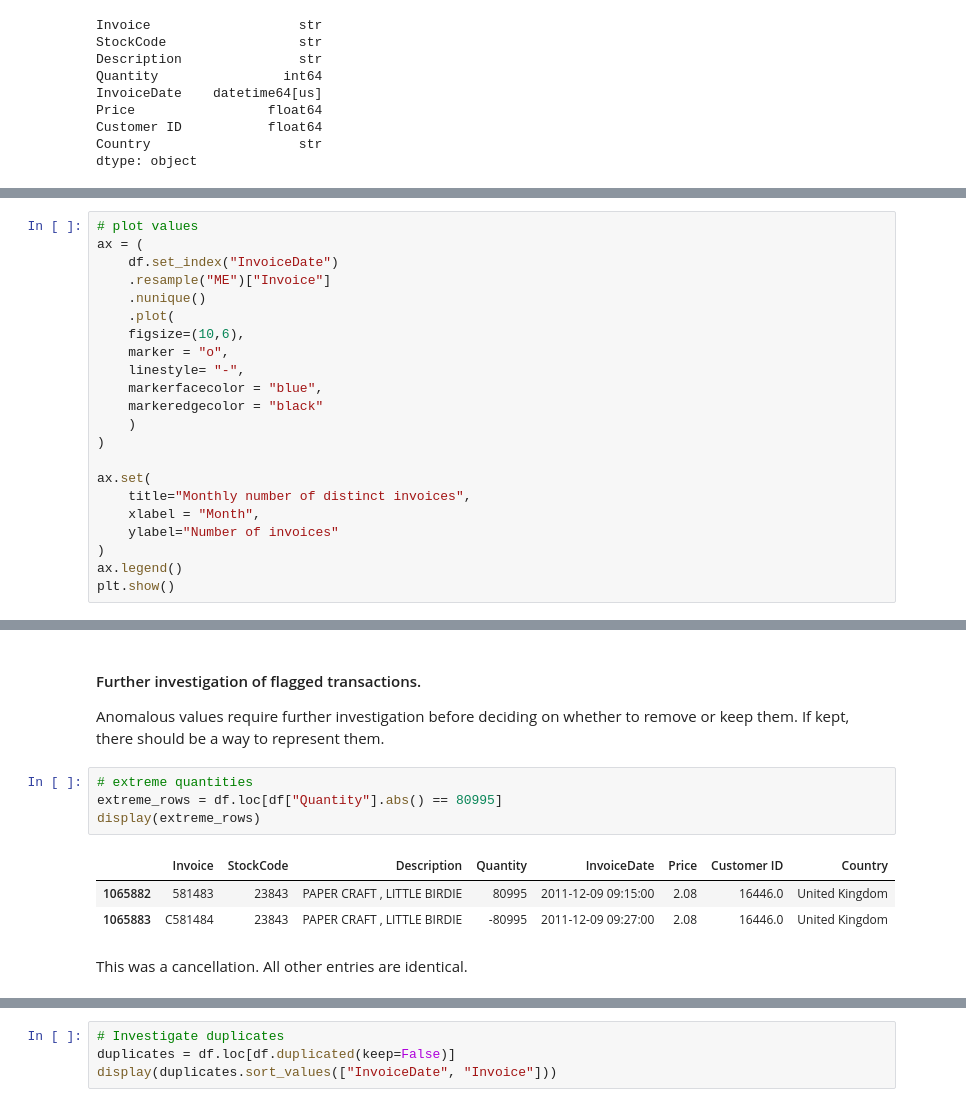
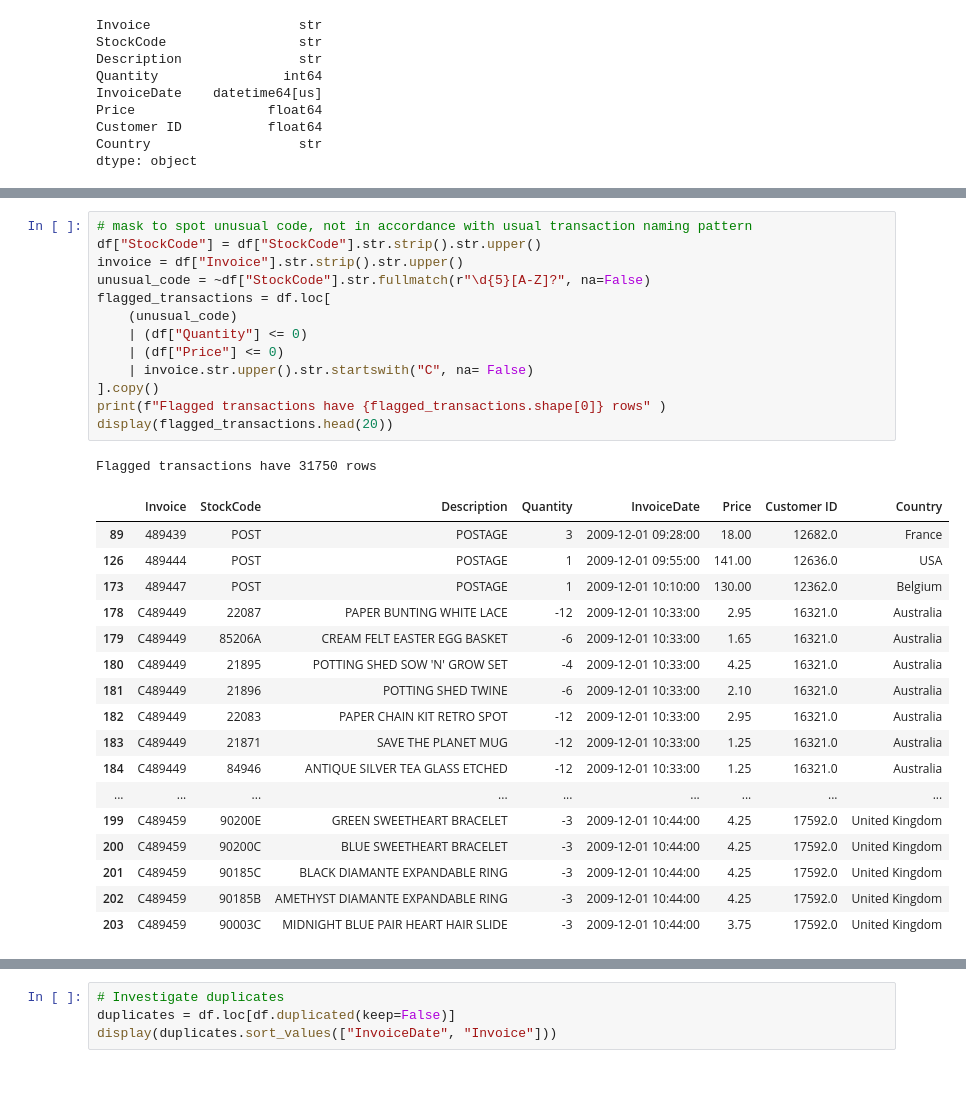
Before and after one commit to pboneza/smart-stock, a Jupyter notebook: notebooks/01_data_exploration.ipynb, the cells around one changed output, grey strips where cells are left out. Saved outputs shown, nothing was run; the diff lists cells and outputs as text; blank space fills up the shorter version.

```diff
--- a/notebooks/01_data_exploration.ipynb
+++ b/notebooks/01_data_exploration.ipynb
@@ -111,22 +110,0 @@ To support demand forecasting, this analysis examines trends, seasonality, possi
-# %%
-# plot values
-ax = (
-    df.set_index("InvoiceDate")
-    .resample("ME")["Invoice"]
-    .nunique()
-    .plot(
-    figsize=(10,6),
-    marker = "o",
-    linestyle= "-",
-    markerfacecolor = "blue",
-    markeredgecolor = "black"
-    )
-)
-
-ax.set(
-    title="Monthly number of distinct invoices",
-    xlabel = "Month",
-    ylabel="Number of invoices"
-)
-ax.legend()
-plt.show()
@@ -262,13 +114,32 @@ Bad-debt adjustments and Amazon fees will be excluded from the product-sales dat
-# %% [markdown]
-#### Further investigation of flagged transactions.
-Anomalous values require further investigation before deciding on whether to remove or keep them. If kept, there should be a way to represent them.
-# %%
-# extreme quantities
-extreme_rows = df.loc[df["Quantity"].abs() == 80995]
-display(extreme_rows)
-# %% [output]
-|  | Invoice | StockCode | Description | Quantity | InvoiceDate | Price | Customer ID | Country |
-| 1065882 | 581483 | 23843 | PAPER CRAFT , LITTLE BIRDIE | 80995 | 2011-12-09 09:15:00 | 2.08 | 16446.0 | United Kingdom |
-| 1065883 | C581484 | 23843 | PAPER CRAFT , LITTLE BIRDIE | -80995 | 2011-12-09 09:27:00 | 2.08 | 16446.0 | United Kingdom |
-# %% [markdown]
-This was a cancellation. All other entries are identical.
+# %%
+# mask to spot unusual code, not in accordance with usual transaction naming pattern
+df["StockCode"] = df["StockCode"].str.strip().str.upper()
+invoice = df["Invoice"].str.strip().str.upper()
+unusual_code = ~df["StockCode"].str.fullmatch(r"\d{5}[A-Z]?", na=False)
+flagged_transactions = df.loc[
+    (unusual_code)
+    | (df["Quantity"] <= 0)
+    | (df["Price"] <= 0)
+    | invoice.str.upper().str.startswith("C", na= False)
+].copy()
+print(f"Flagged transactions have {flagged_transactions.shape[0]} rows" )
+display(flagged_transactions.head(20))
+# %% [output]
+Flagged transactions have 31750 rows
+|  | Invoice | StockCode | Description | Quantity | InvoiceDate | Price | Customer ID | Country |
+| 89 | 489439 | POST | POSTAGE | 3 | 2009-12-01 09:28:00 | 18.00 | 12682.0 | France |
+| 126 | 489444 | POST | POSTAGE | 1 | 2009-12-01 09:55:00 | 141.00 | 12636.0 | USA |
+| 173 | 489447 | POST | POSTAGE | 1 | 2009-12-01 10:10:00 | 130.00 | 12362.0 | Belgium |
+| 178 | C489449 | 22087 | PAPER BUNTING WHITE LACE | -12 | 2009-12-01 10:33:00 | 2.95 | 16321.0 | Australia |
+| 179 | C489449 | 85206A | CREAM FELT EASTER EGG BASKET | -6 | 2009-12-01 10:33:00 | 1.65 | 16321.0 | Australia |
+| 180 | C489449 | 21895 | POTTING SHED SOW 'N' GROW SET | -4 | 2009-12-01 10:33:00 | 4.25 | 16321.0 | Australia |
+| 181 | C489449 | 21896 | POTTING SHED TWINE | -6 | 2009-12-01 10:33:00 | 2.10 | 16321.0 | Australia |
+| 182 | C489449 | 22083 | PAPER CHAIN KIT RETRO SPOT | -12 | 2009-12-01 10:33:00 | 2.95 | 16321.0 | Australia |
+| 183 | C489449 | 21871 | SAVE THE PLANET MUG | -12 | 2009-12-01 10:33:00 | 1.25 | 16321.0 | Australia |
+| 184 | C489449 | 84946 | ANTIQUE SILVER TEA GLASS ETCHED | -12 | 2009-12-01 10:33:00 | 1.25 | 16321.0 | Australia |
+| ... | ... | ... | ... | ... | ... | ... | ... | ... |
+| 199 | C489459 | 90200E | GREEN SWEETHEART BRACELET | -3 | 2009-12-01 10:44:00 | 4.25 | 17592.0 | United Kingdom |
+| 200 | C489459 | 90200C | BLUE SWEETHEART BRACELET | -3 | 2009-12-01 10:44:00 | 4.25 | 17592.0 | United Kingdom |
+| 201 | C489459 | 90185C | BLACK DIAMANTE EXPANDABLE RING | -3 | 2009-12-01 10:44:00 | 4.25 | 17592.0 | United Kingdom |
+| 202 | C489459 | 90185B | AMETHYST DIAMANTE EXPANDABLE RING | -3 | 2009-12-01 10:44:00 | 4.25 | 17592.0 | United Kingdom |
+| 203 | C489459 | 90003C | MIDNIGHT BLUE PAIR HEART HAIR SLIDE | -3 | 2009-12-01 10:44:00 | 3.75 | 17592.0 | United Kingdom |
```
Also changed, not shown: parts of 42 cells of this notebook, 32 other files.
